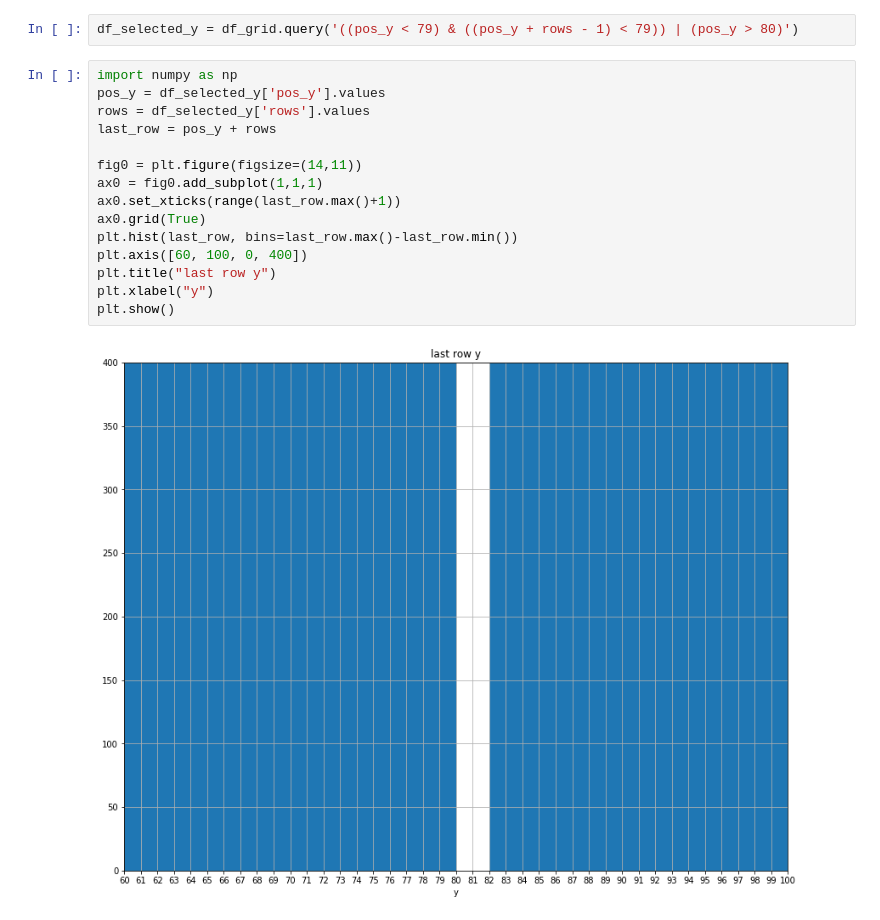
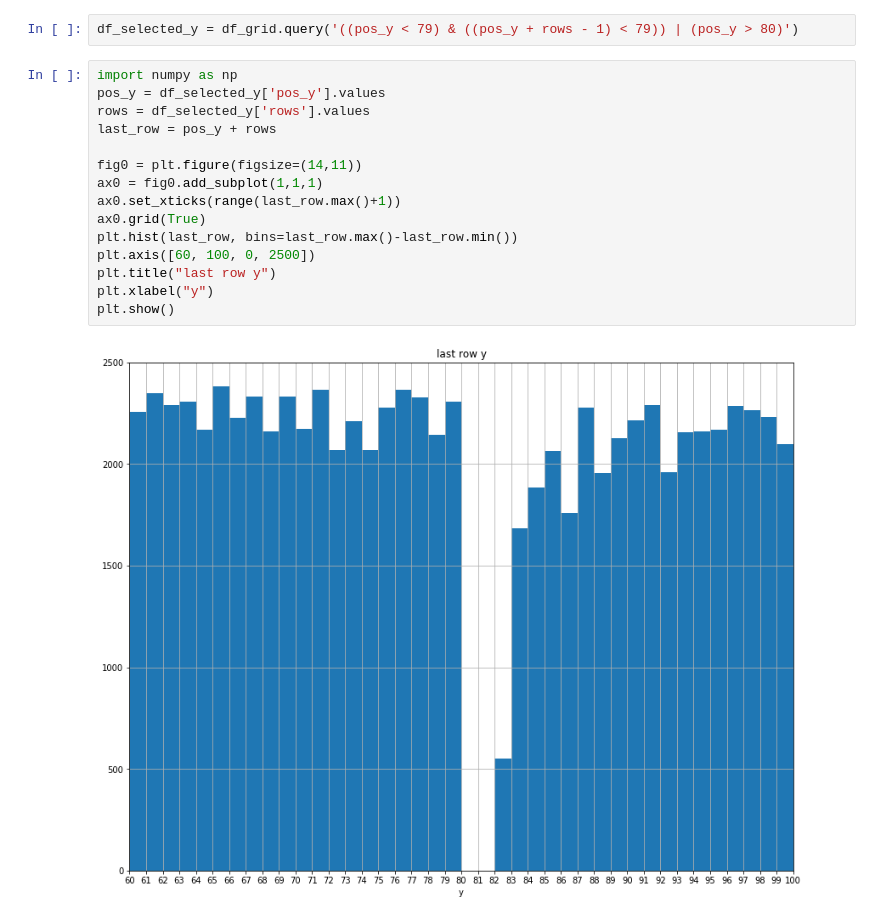
Before and after one commit to mmarchegiani/L1-BrokenClusters, a Jupyter notebook: module_selection.ipynb, the cells around one changed output. Saved outputs shown, nothing was run; the diff lists cells and outputs as text.

```diff
--- a/module_selection.ipynb
+++ b/module_selection.ipynb
@@ -129,20 +129,20 @@ df_selected_y = df_grid.query('((pos_y < 79) & ((pos_y + rows - 1) < 79)) | (pos
 # %%
 import numpy as np
 pos_y = df_selected_y['pos_y'].values
 rows = df_selected_y['rows'].values
 last_row = pos_y + rows
 
 fig0 = plt.figure(figsize=(14,11))
 ax0 = fig0.add_subplot(1,1,1)
 ax0.set_xticks(range(last_row.max()+1))
 ax0.grid(True)
 plt.hist(last_row, bins=last_row.max()-last_row.min())
-plt.axis([60, 100, 0, 400])
+plt.axis([60, 100, 0, 2500])
 plt.title("last row y")
 plt.xlabel("y")
 plt.show()
 # %% [output]
-[figure, old version]
+[figure, new version]
 # %%
 first_row = pos_y
 fig02 = plt.figure(figsize=(14,11))
```
Also changed, not shown: parts of 4 cells of this notebook.
